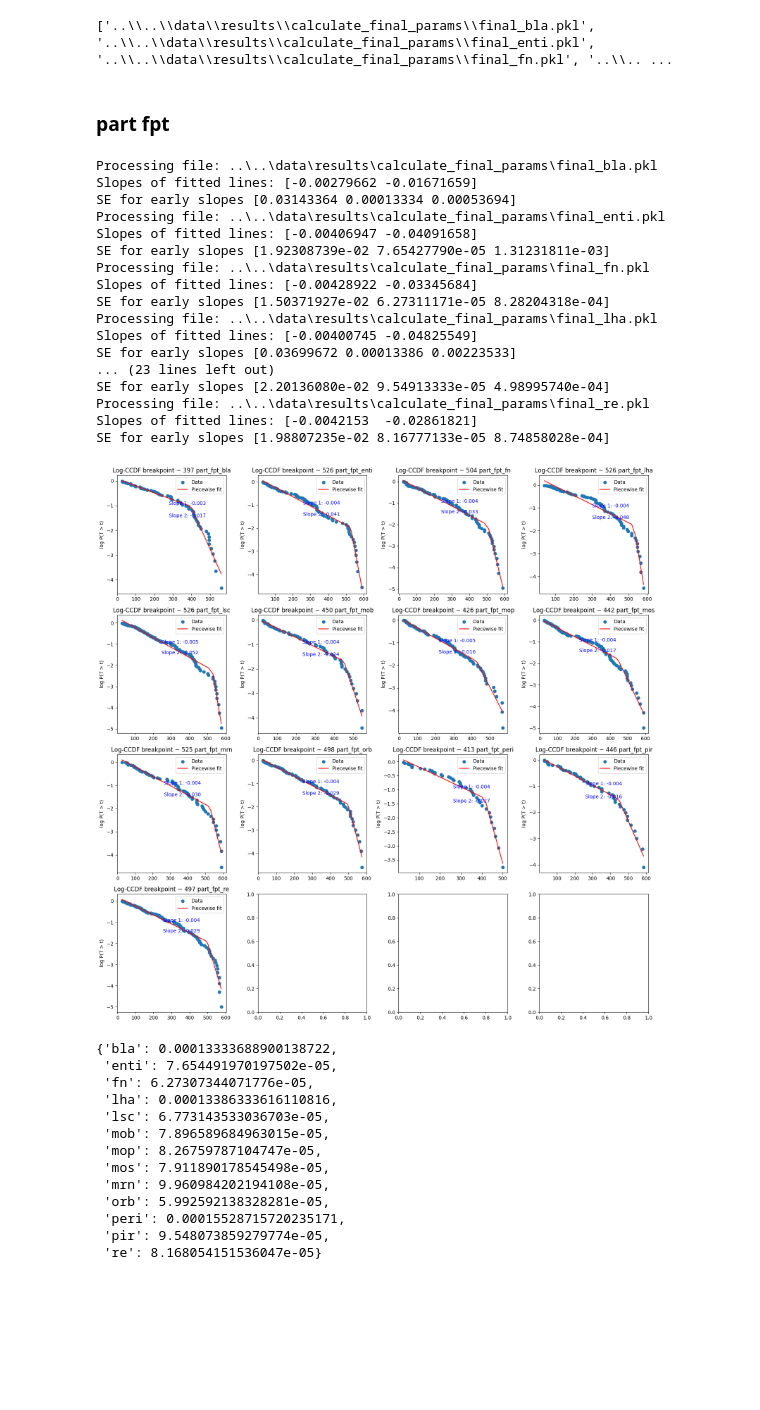
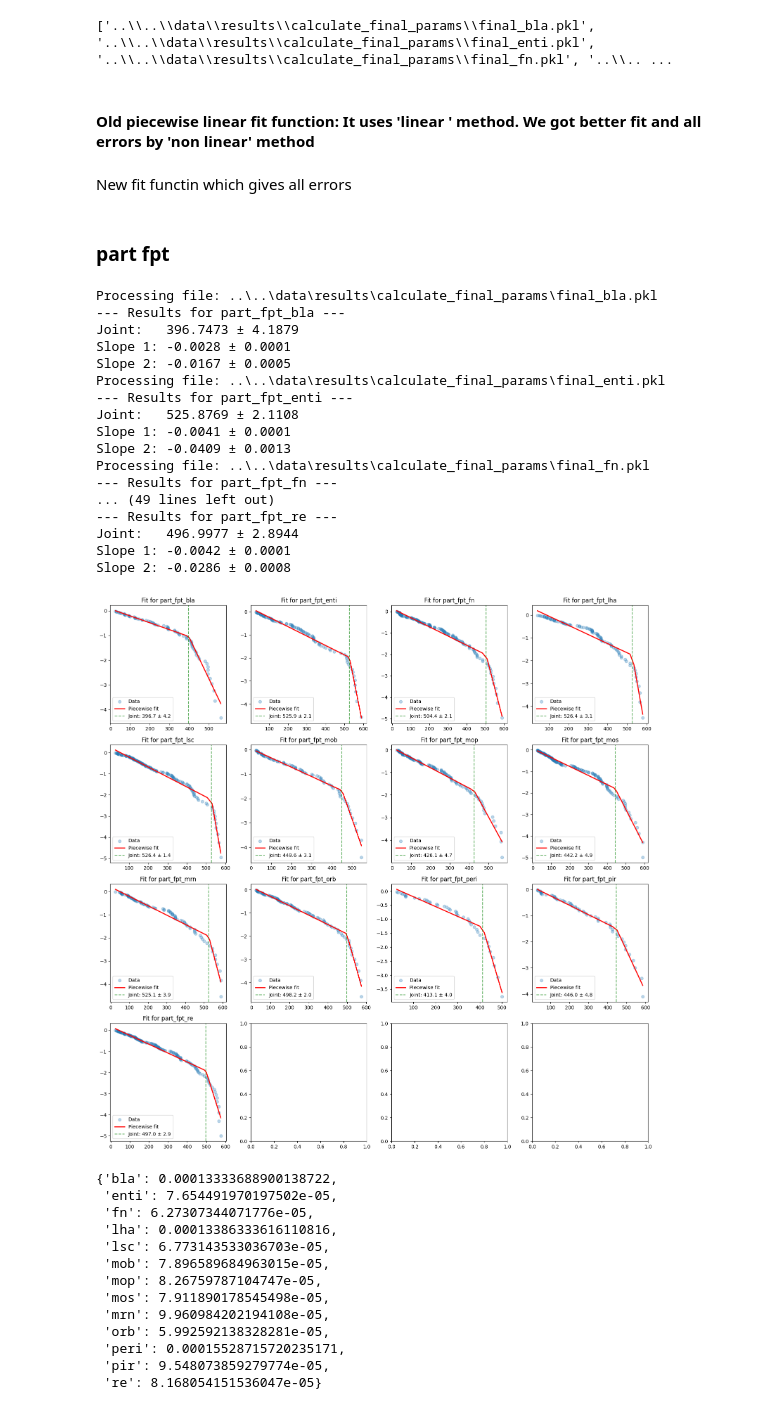
Before and after one commit to csndl-iitd/srg-tes-epilepsy-models, a Jupyter notebook: analysis/notebooks/Analyse Fit Fpt St Error.ipynb, the cells around one changed output. Cells and saved outputs as stored; diff of their text form; code cells hidden in the pictures; blank space fills up the shorter version.

```diff
--- a/analysis/notebooks/Analyse Fit Fpt St Error.ipynb
+++ b/analysis/notebooks/Analyse Fit Fpt St Error.ipynb
@@ -45,4 +46,6 @@ files=glob.glob(f"{data_folder}/final_*.pkl")
 print(files)
 # %% [output]
 ['..\\..\\data\\results\\calculate_final_params\\final_bla.pkl', '..\\..\\data\\results\\calculate_final_params\\final_enti.pkl', '..\\..\\data\\results\\calculate_final_params\\final_fn.pkl', '..\\.. ...
+# %% [markdown]
+#### Old piecewise linear fit function: It uses 'linear ' method. We got better fit and all errors by 'non linear' method
 # %%
@@ -110,0 +114,2 @@ def fit_piecewiseLinear(data, ax, label):
+# %% [markdown]
+New fit functin which gives all errors
@@ -122,52 +200,53 @@ axes = axes.flatten()
 dict_exp1 = {}
 dict_exp2 = {}
 dict_joint = {}
+dict_joint_se={}
 dict_slp1_vals={}
 # store standar error of early slopes
 dict_slp1_se={}
 
 for ax, file in zip(axes, files):
     print(f'Processing file: {file}')
 
     with open(file, "rb") as f:
         params = pickle.load(f)
 
     part_fpt = [x for x in params[1]["fp_t"] if 20 < x < 600]
 
     p = fit_piecewiseLinear(part_fpt, ax, f"part_fpt_{file.split('_')[-1].split('.')[-2]}")
     nw = file.split('_')[-1].split('.')[-2]
 
     # directly assign into dicts
-    dict_exp1[nw] = p['exp'][0]
-    dict_exp2[nw] = p['exp'][1]
+    dict_exp1[nw] = p['slopes'][0]
+    dict_exp2[nw] = p['slopes'][1]
     dict_joint[nw] = p['joint']
-    dict_slp1_vals[nw]=p['slope_1_entries']
-    dict_slp1_se[nw]=p['s1_se']
+    dict_joint_se[nw]=p['joint_se']
+    dict_slp1_se[nw]=p['slopes_se'][0]
 
 
 
 plt.tight_layout()
 # plt.savefig('../../data/results/Part_FPT_fit.png', format='png')
 plt.show()
 # %% [output]
 Processing file: ..\..\data\results\calculate_final_params\final_bla.pkl
-Slopes of fitted lines: [-0.00279662 -0.01671659]
-SE for early slopes [0.03143364 0.00013334 0.00053694]
+--- Results for part_fpt_bla ---
+Joint:   396.7473 ± 4.1879
+Slope 1: -0.0028 ± 0.0001
+Slope 2: -0.0167 ± 0.0005
 Processing file: ..\..\data\results\calculate_final_params\final_enti.pkl
-Slopes of fitted lines: [-0.00406947 -0.04091658]
-SE for early slopes [1.92308739e-02 7.65427790e-05 1.31231811e-03]
+--- Results for part_fpt_enti ---
+Joint:   525.8769 ± 2.1108
+Slope 1: -0.0041 ± 0.0001
+Slope 2: -0.0409 ± 0.0013
 Processing file: ..\..\data\results\calculate_final_params\final_fn.pkl
-Slopes of fitted lines: [-0.00428922 -0.03345684]
-SE for early slopes [1.50371927e-02 6.27311171e-05 8.28204318e-04]
-Processing file: ..\..\data\results\calculate_final_params\final_lha.pkl
-Slopes of fitted lines: [-0.00400745 -0.04825549]
-SE for early slopes [0.03699672 0.00013386 0.00223533]
-... (23 lines left out)
-SE for early slopes [2.20136080e-02 9.54913333e-05 4.98995740e-04]
-Processing file: ..\..\data\results\calculate_final_params\final_re.pkl
-Slopes of fitted lines: [-0.0042153  -0.02861821]
-SE for early slopes [1.98807235e-02 8.16777133e-05 8.74858028e-04]
+--- Results for part_fpt_fn ---
+... (49 lines left out)
+--- Results for part_fpt_re ---
+Joint:   496.9977 ± 2.8944
+Slope 1: -0.0042 ± 0.0001
+Slope 2: -0.0286 ± 0.0008
-[figure, old version]
+[figure, new version]
 # %%
 dict_slp1_se
 # %% [output]
```
Also changed, not shown: parts of 34 cells of this notebook, 1 other file.
